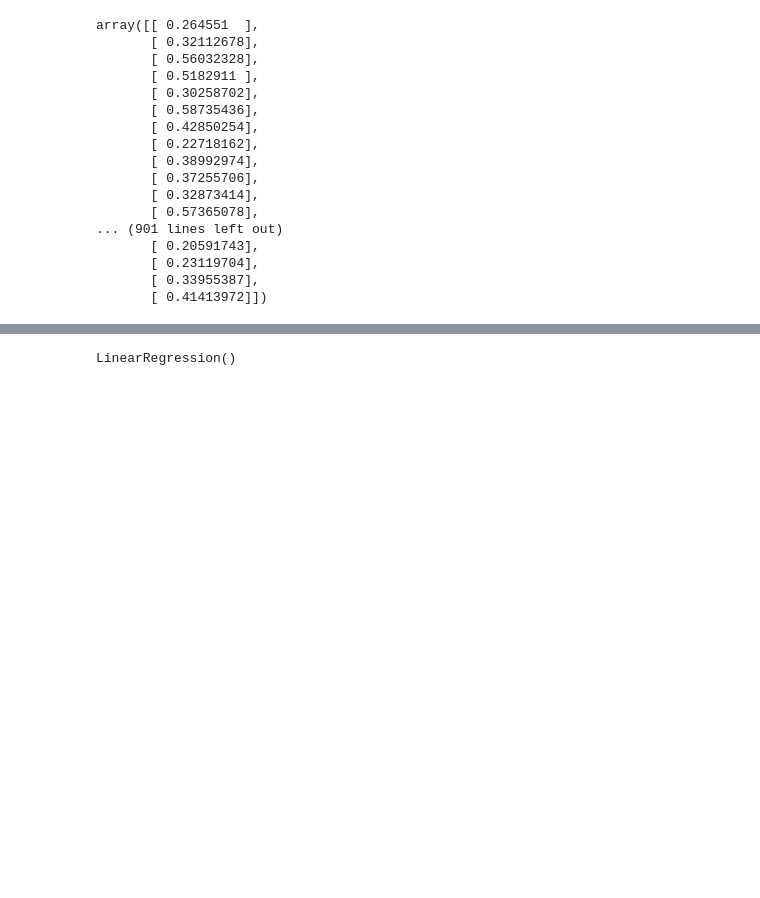
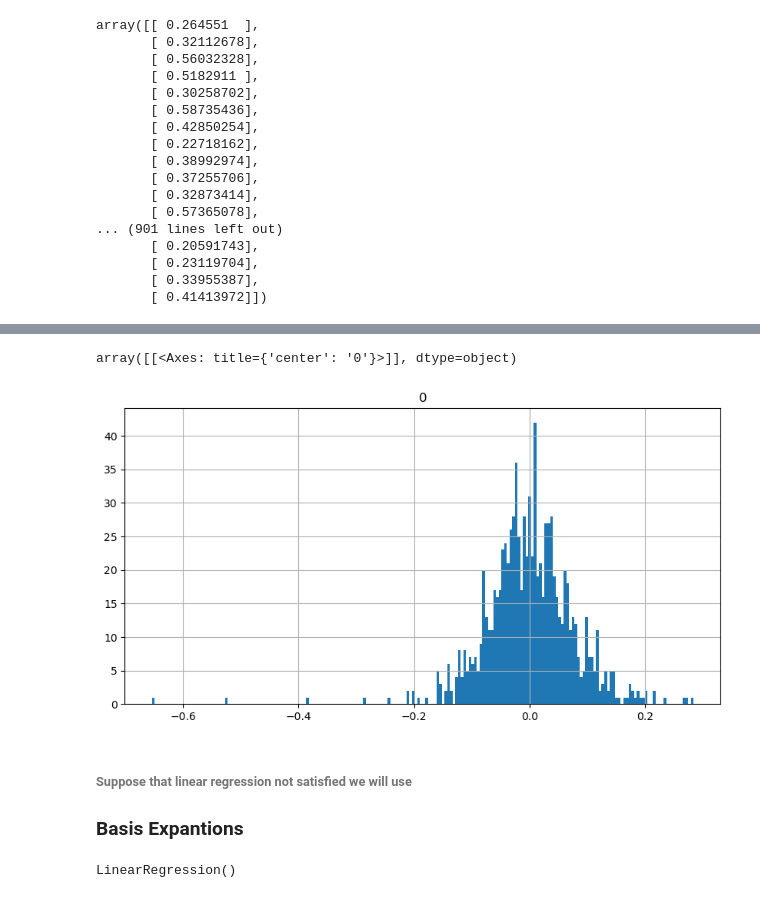
Before and after one commit to ahmedalmohamdy/My-AI-Learning-journey-Notebooks, a Jupyter notebook: Automated_preprocessing_and_Linear_Regression_Model.ipynb, the cells around one changed output, grey strips where cells are left out. Saved outputs shown, nothing was run; the diff lists cells and outputs as text; code cells hidden in the pictures; blank space fills up the shorter version.

```diff
--- a/Automated_preprocessing_and_Linear_Regression_Model.ipynb
+++ b/Automated_preprocessing_and_Linear_Regression_Model.ipynb
@@ -677,3 +697,11 @@ array([[ 0.264551  ],
+# %%
+residuals.hist(bins = 200, figsize = (10, 5))
+# %% [output]
+array([[<Axes: title={'center': '0'}>]], dtype=object)
+[figure, added]
+# %% [markdown]
+###### Suppose that linear regression not satisfied we will use
+### Basis Expantions
 # %%
 from sklearn.preprocessing import PolynomialFeatures
 poly = PolynomialFeatures(degree = 2)
```
Also changed, not shown: parts of 19 cells of this notebook.
